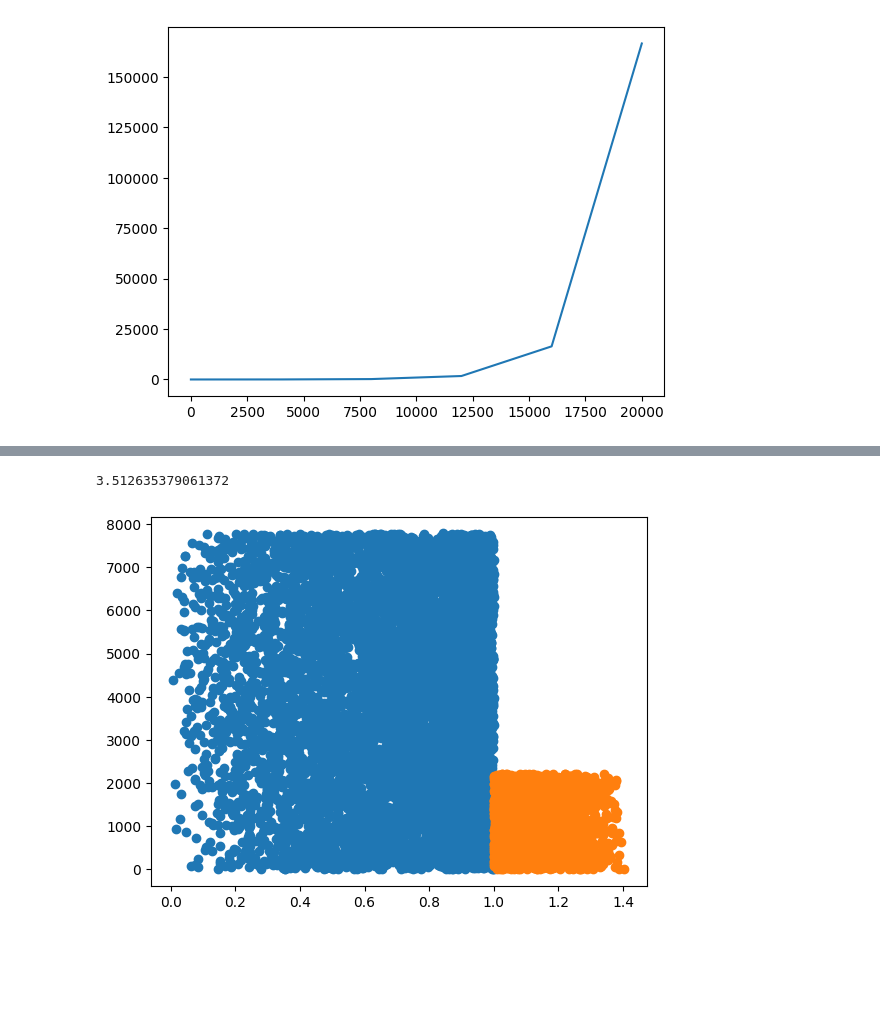
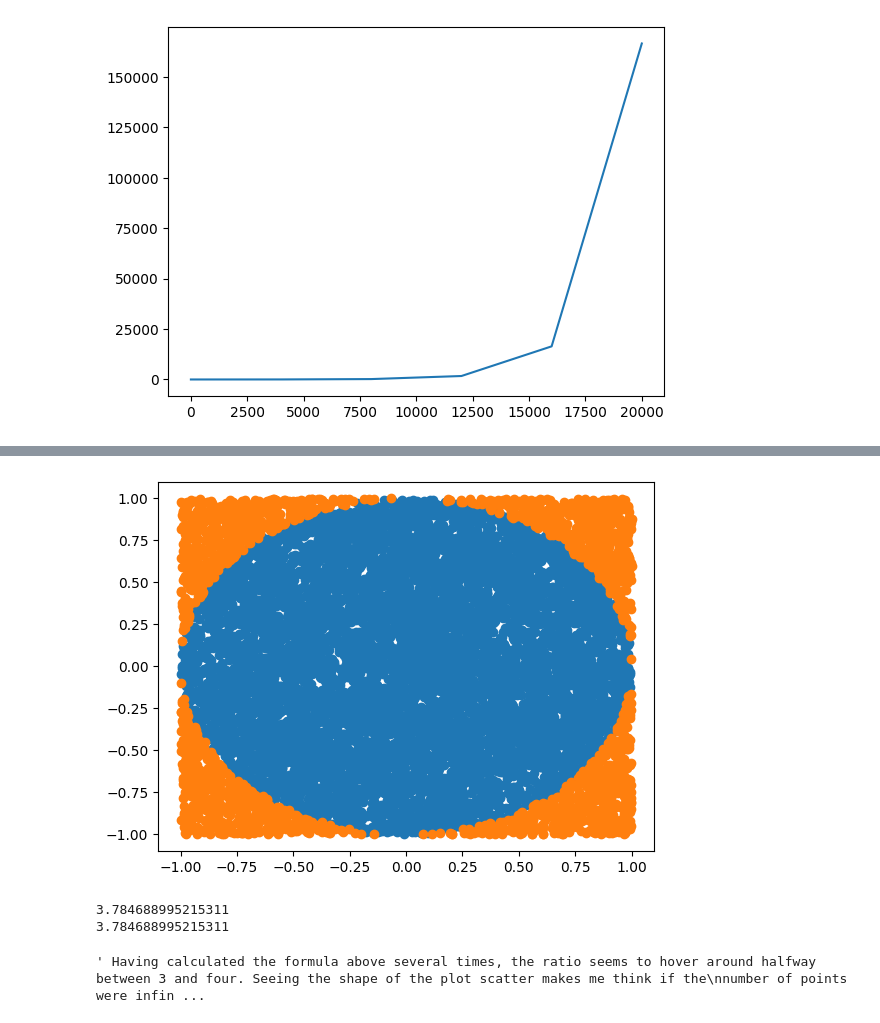
Before and after one commit to karlrydberg-stack/programmering_karl_rydberg_de25, a Jupyter notebook: exercises/exercise_3.ipynb, the cells around one changed output, grey strips where cells are left out. Saved outputs shown, nothing was run; the diff lists cells and outputs as text; code cells hidden in the pictures; blank space fills up the shorter version.

Commit message:
Think im done on 3

```diff
--- a/exercises/exercise_3.ipynb
+++ b/exercises/exercise_3.ipynb
@@ -226,36 +226,45 @@ Probability: 0.33219
 # %%
 # Monte Carlo simulation
 import random
 import math
 import matplotlib.pyplot as plt
 import numpy
 
 # a)
-empty_list = []
-empty_list_1 = []
+empty_list_larger_x = []
+empty_list_larger_y = []
+empty_list_smaller_x = []
+empty_list_smaller_y = []
 for iterator in range(10000):
     x_coordinate = random.uniform(-1, 1)
     y_coordinate = random.uniform(-1, 1)
-    distance = math.sqrt(x_coordinate ** 2 + y_coordinate ** 2)
-    if distance < 1:
-        empty_list.append(distance)
-    else:
-        empty_list_1.append(distance)
+    if math.sqrt(x_coordinate ** 2 + y_coordinate ** 2) > 1:
+        empty_list_larger_x.append(x_coordinate)
+        empty_list_larger_y.append(y_coordinate)
+    elif math.sqrt(x_coordinate ** 2 + y_coordinate ** 2) < 1:
+        empty_list_smaller_x.append(x_coordinate)
+        empty_list_smaller_y.append(y_coordinate)
 
-x = numpy.array(empty_list)
-y = numpy.array(range(len(empty_list)))
-plt.scatter(x, y)
-x = numpy.array(empty_list_1)
-y = numpy.array(range(len(empty_list_1)))
+x = numpy.array(empty_list_smaller_x)
+y = numpy.array(empty_list_smaller_y)
 plt.scatter(x, y)
 
-# b)
-print(len(empty_list) / len(empty_list_1))
-
-
-
+x = numpy.array(empty_list_larger_x)
+y = numpy.array(empty_list_larger_y)
+plt.scatter(x, y)
 
 plt.show()
+
+# b)
+print(len(empty_list_smaller_x) / len(empty_list_larger_x))
+print(len(empty_list_smaller_y) / len(empty_list_larger_y))
+
+""" Having calculated the formula above several times, the ratio seems to hover around halfway between 3 and four. Seeing the shape of the plot scatter makes me think if the
+number of points were infinite we would get a perfect estimation of pi.
+
+"""
 # %% [output]
+[figure, new version]
-3.512635379061372
+3.784688995215311
+3.784688995215311
-[figure, old version]
+' Having calculated the formula above several times, the ratio seems to hover around halfway between 3 and four. Seeing the shape of the plot scatter makes me think if the\nnumber of points were infin ...
```
Also changed, not shown: parts of 1 cell of this notebook.
